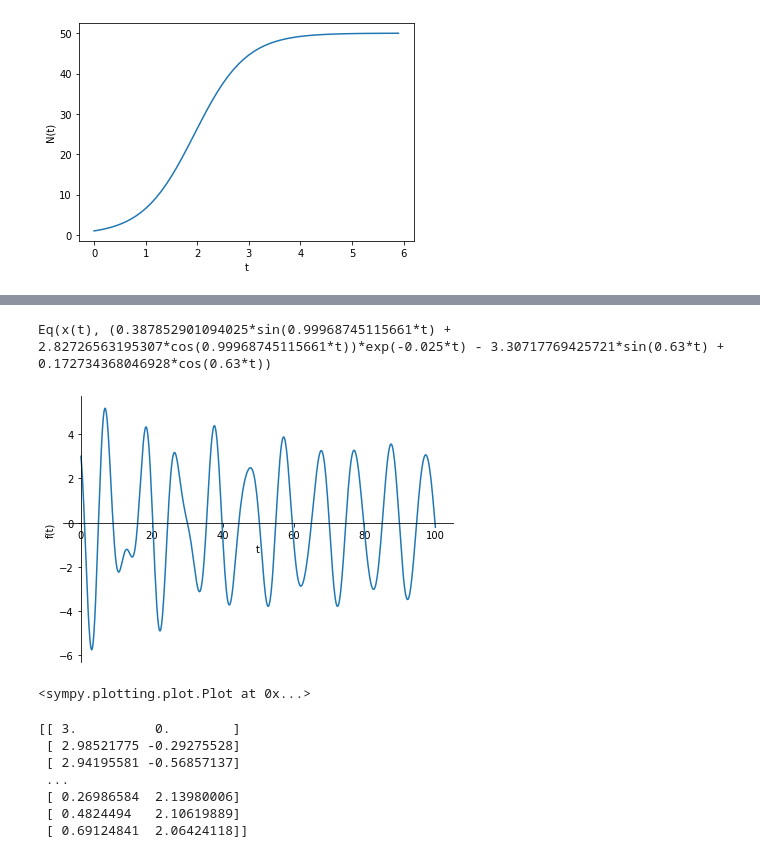
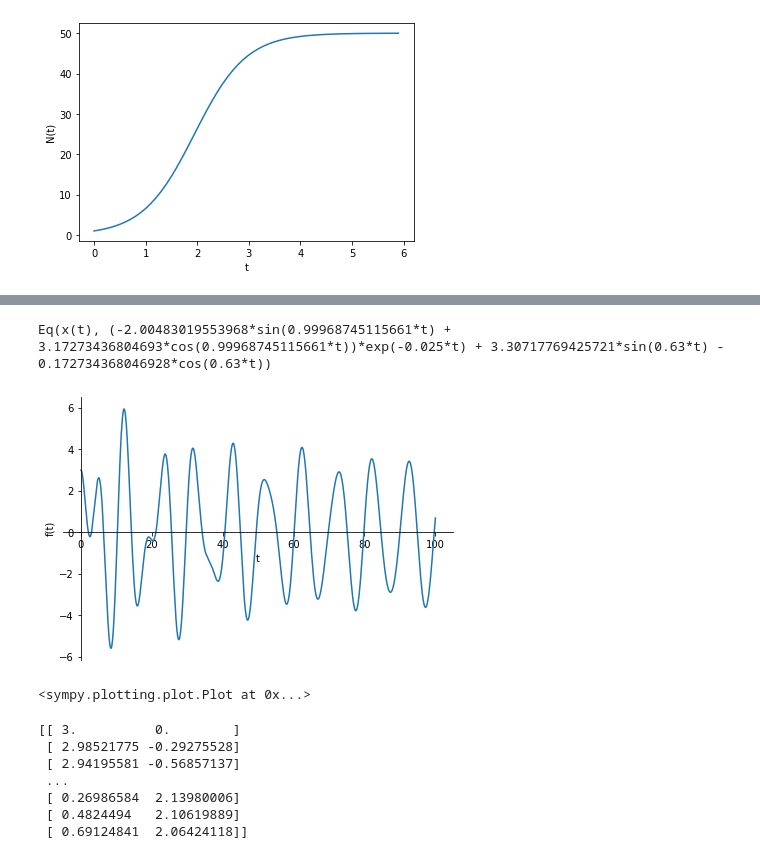
Before and after one commit to pkbcz/MSW2, a Jupyter notebook: 12 Diferencialni rovnice.ipynb, the cells around one changed output, grey strips where cells are left out. Cells and saved outputs as stored; diff of their text form; code cells hidden in the pictures.

```diff
--- a/12 Diferencialni rovnice.ipynb
+++ b/12 Diferencialni rovnice.ipynb
@@ -152,28 +194,33 @@ plt.show()
 
 <img src="MS12_soubory/kmitani.png" alt="Drawing" style="width: 600px;"/>
 # %%
+# analytické řešení - sympy
+import sympy
 from sympy import Function, dsolve, Eq, symbols
 from sympy.plotting import plot
 
 t, omega, beta, Omega, F0 = symbols('t omega beta Omega F0')
 x = symbols('x', cls=Function)
 
 x0 = 3.0            # poč. výchylka
 v0 = 0.0            # poč. rychlost
 omega = 1.0         # vlastní úhl. frekvence (čtverec)
 beta = 0.05         # tlumení
 Omega = 0.63        # budící úhl. frekvence
 F0 = 2.0            # budící amplituda
 
-# x' = v
-# v  = - omega*x - beta*x' - F0*sympy.sin(Omega*t)
-v = Eq(x(t).diff(t, t), -omega*x(t) -beta*x(t).diff(t) - F0*sympy.sin(Omega*t))
-y = dsolve(v, ics={x(0): x0, x(1): v0})
+# x"  = - omega*x - beta*x' - F0*sympy.sin(Omega*t)
+v = Eq(x(t).diff(t, t), -omega*x(t) -beta*x(t).diff(t) + F0*sympy.sin(Omega*t))
+
+#  initial/boundary condition set: slovník, klíč nezávisle proměnná
+#y1 = dsolve(v, ics={x(0): x0, x(1): v0})
+ics = {x(0): x0, x(t).diff(t).subs(t, 0): v0}
+y = dsolve(v, ics=ics)
 
 print(y)
 plot(y.rhs,(t,0,100))
 # %% [output]
-Eq(x(t), (0.387852901094025*sin(0.99968745115661*t) + 2.82726563195307*cos(0.99968745115661*t))*exp(-0.025*t) - 3.30717769425721*sin(0.63*t) + 0.172734368046928*cos(0.63*t))
+Eq(x(t), (-2.00483019553968*sin(0.99968745115661*t) + 3.17273436804693*cos(0.99968745115661*t))*exp(-0.025*t) + 3.30717769425721*sin(0.63*t) - 0.172734368046928*cos(0.63*t))
-[figure, old version]
+[figure, new version]
 <sympy.plotting.plot.Plot at 0x...>
 # %%
```
Also changed, not shown: parts of 26 cells of this notebook, 16 other files.
